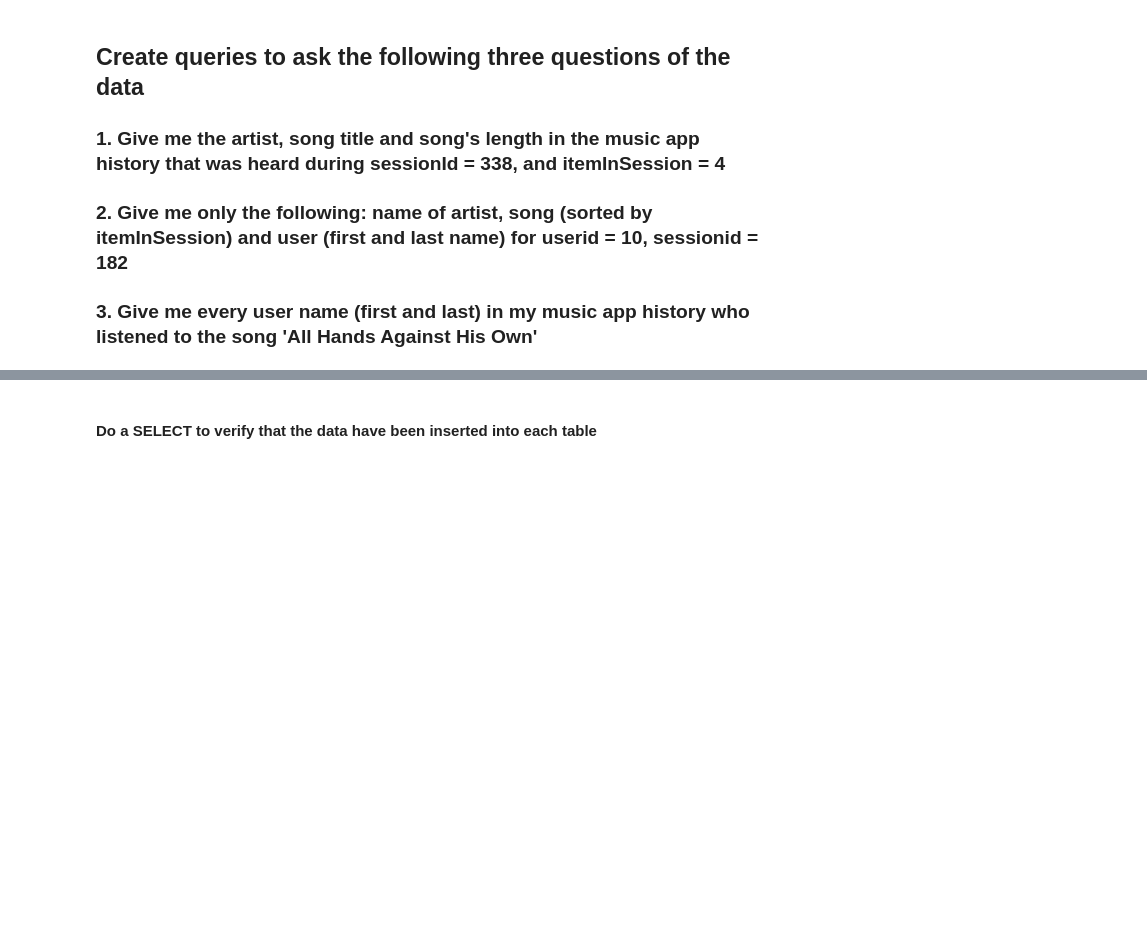
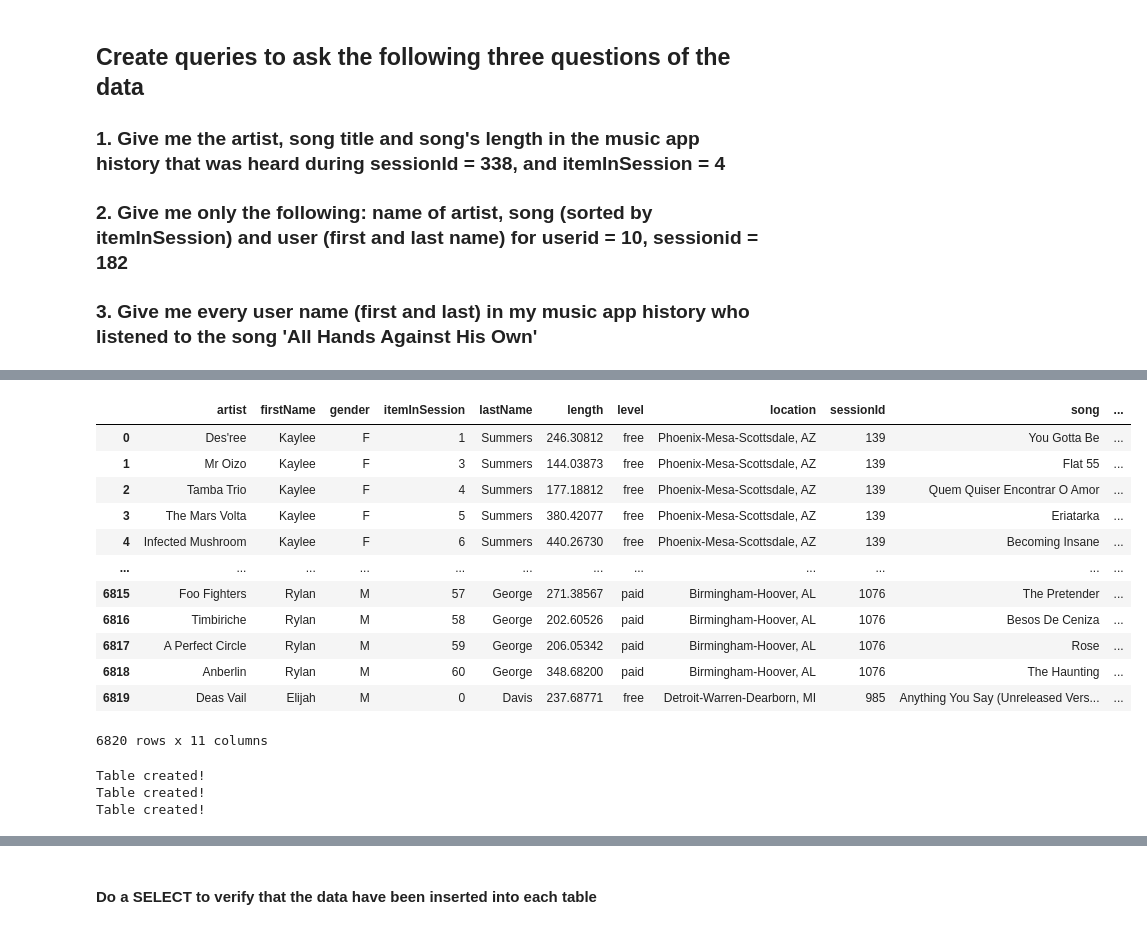
Before and after one commit to AsaelSolorio/Data_Modeling_with_Cassandra, a Jupyter notebook: Project_1B_ Project_Template.ipynb, the cells around one changed output, grey strips where cells are left out. Cells and saved outputs as stored; diff of their text form; code cells hidden in the pictures; blank space fills up the shorter version.

```diff
--- a/Project_1B_ Project_Template.ipynb
+++ b/Project_1B_ Project_Template.ipynb
@@ -140,0 +148,6 @@ with open(file, encoding = 'utf8') as f:
+# %%
+import modin.pandas as pd
+
+df = pd.read_csv("event_datafile_new.csv")
+df
+# %% [output]
@@ -140,0 +155,62 @@ with open(file, encoding = 'utf8') as f:
+|  | artist | firstName | gender | itemInSession | lastName | length | level | location | sessionId | song | ... |
+| 0 | Des'ree | Kaylee | F | 1 | Summers | 246.30812 | free | Phoenix-Mesa-Scottsdale, AZ | 139 | You Gotta Be | ... |
+| 1 | Mr Oizo | Kaylee | F | 3 | Summers | 144.03873 | free | Phoenix-Mesa-Scottsdale, AZ | 139 | Flat 55 | ... |
+| 2 | Tamba Trio | Kaylee | F | 4 | Summers | 177.18812 | free | Phoenix-Mesa-Scottsdale, AZ | 139 | Quem Quiser Encontrar O Amor | ... |
+| 3 | The Mars Volta | Kaylee | F | 5 | Summers | 380.42077 | free | Phoenix-Mesa-Scottsdale, AZ | 139 | Eriatarka | ... |
+| 4 | Infected Mushroom | Kaylee | F | 6 | Summers | 440.26730 | free | Phoenix-Mesa-Scottsdale, AZ | 139 | Becoming Insane | ... |
+| ... | ... | ... | ... | ... | ... | ... | ... | ... | ... | ... | ... |
+| 6815 | Foo Fighters | Rylan | M | 57 | George | 271.38567 | paid | Birmingham-Hoover, AL | 1076 | The Pretender | ... |
+| 6816 | Timbiriche | Rylan | M | 58 | George | 202.60526 | paid | Birmingham-Hoover, AL | 1076 | Besos De Ceniza | ... |
+| 6817 | A Perfect Circle | Rylan | M | 59 | George | 206.05342 | paid | Birmingham-Hoover, AL | 1076 | Rose | ... |
+| 6818 | Anberlin | Rylan | M | 60 | George | 348.68200 | paid | Birmingham-Hoover, AL | 1076 | The Haunting | ... |
+| 6819 | Deas Vail | Elijah | M | 0 | Davis | 237.68771 | free | Detroit-Warren-Dearborn, MI | 985 | Anything You Say (Unreleased Vers... | ... |
+6820 rows x 11 columns
+# %%
+## TO-DO: Query 1:  Give me the artist, song title and song's length in the music app history that was heard during \
+## sessionId = 338, and itemInSession = 4
+query1 =  """CREATE TABLE IF NOT EXISTS music_app_history (
+    sessionId int,
+    itemInSession int,
+    artist text,
+    song_length float,
+    song_title text,
+    PRIMARY KEY (sessionId, itemInSession)
+);"""
+try:
+    session.execute(query1)
+    print("Table created!")
+except Exception as e:
+    print(e)
+
+query2 =  """CREATE TABLE IF NOT EXISTS user_sessions (
+    userId int,
+    sessionId int,
+    itemInSession int,
+    artist text,
+    song_title text,
+    first_name text,
+    last_name text,
+    PRIMARY KEY ((userId, sessionId), itemInSession)
+) WITH CLUSTERING ORDER BY (itemInSession ASC);"""
+try:
+    session.execute(query2)
+    print("Table created!")
+except Exception as e:
+    print(e)
+
+query3 =  """CREATE TABLE IF NOT EXISTS song_listeners (
+    song_title text,
+    userId int,
+    first_name text,
+    last_name text,
+    PRIMARY KEY (song_title, userId)
+);"""
+try:
+    session.execute(query3)
+    print("Table created!")
+except Exception as e:
+    print(e)
+# %% [output]
+Table created!
+Table created!
+Table created!
```
Also changed, not shown: parts of 10 cells of this notebook.
